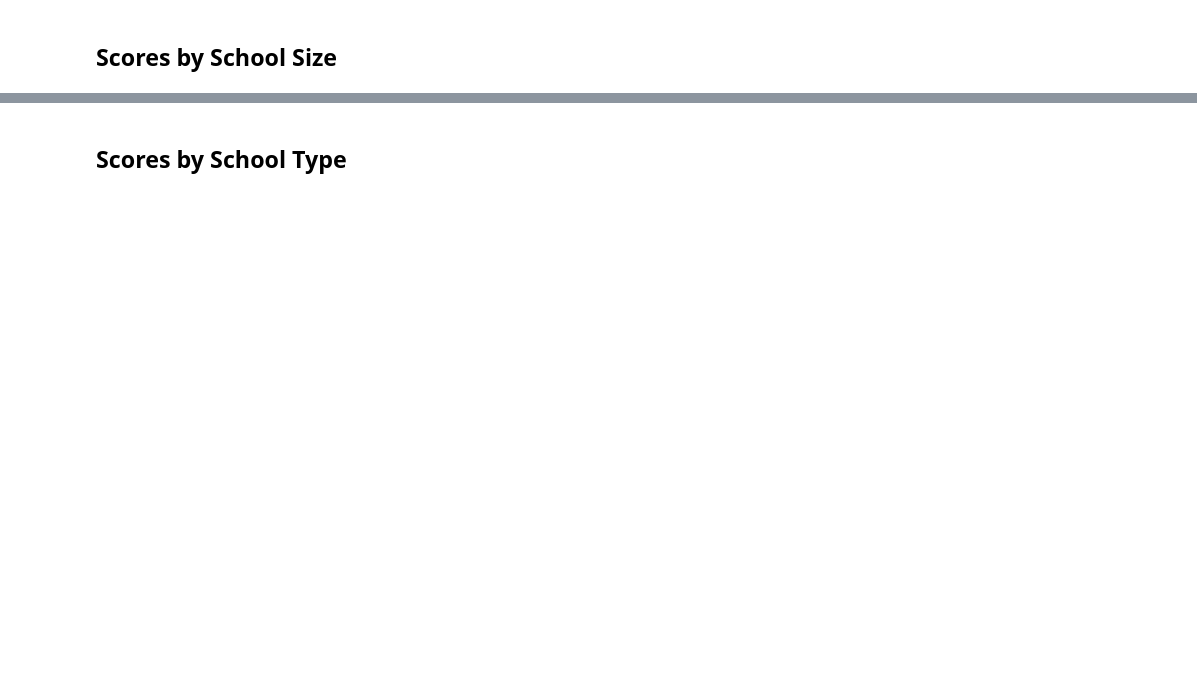
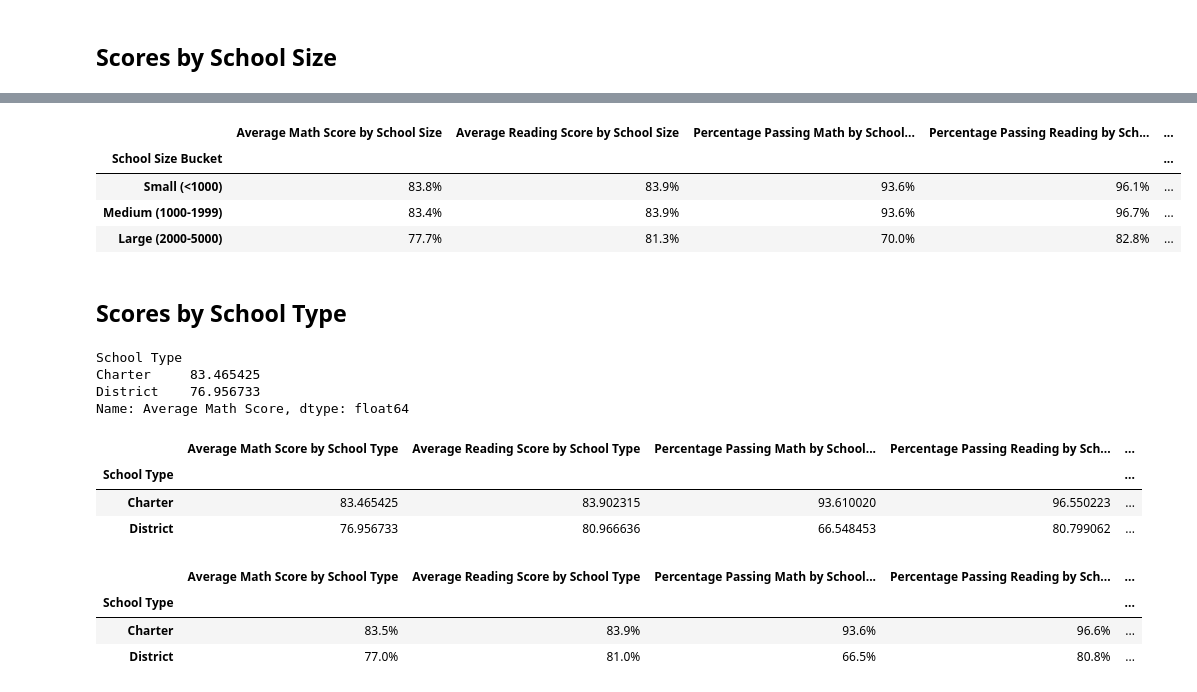
Before and after one commit to BNew2022/School_District_Analysis, a Jupyter notebook: PyCitySchools_Challenge.ipynb, the cells around one changed output, grey strips where cells are left out. Saved outputs shown, nothing was run; the diff lists cells and outputs as text; code cells hidden in the pictures; blank space fills up the shorter version.

```diff
--- a/PyCitySchools_Challenge.ipynb
+++ b/PyCitySchools_Challenge.ipynb
@@ -666,2 +705,17 @@ NameError: name 'total_students' is not defined
+# %%
+# Format the DataFrame
+scores_by_size_df["Average Math Score by School Size"] = scores_by_size_df["Average Math Score by School Size"].map("{:.1f}%".format)
+scores_by_size_df["Average Reading Score by School Size"] = scores_by_size_df["Average Reading Score by School Size"].map("{:.1f}%".format)
+scores_by_size_df["Percentage Passing Math by School Size"] = scores_by_size_df["Percentage Passing Math by School Size"].map("{:.1f}%".format)
+scores_by_size_df["Percentage Passing Reading by School Size"] = scores_by_size_df["Percentage Passing Reading by School Size"].map("{:.1f}%".format)
+scores_by_size_df["Overall Percentage passing by School Size"] = scores_by_size_df["Overall Percentage passing by School Size"].map("{:.1f}%".format)
+
+scores_by_size_df
+# %% [output]
+|  | Average Math Score by School Size | Average Reading Score by School Size | Percentage Passing Math by School... | Percentage Passing Reading by Sch... | ... |
+| School Size Bucket |  |  |  |  | ... |
+| Small (<1000) | 83.8% | 83.9% | 93.6% | 96.1% | ... |
+| Medium (1000-1999) | 83.4% | 83.9% | 93.6% | 96.7% | ... |
+| Large (2000-5000) | 77.7% | 81.3% | 70.0% | 82.8% | ... |
 # %% [markdown]
 ## Scores by School Type
@@ -673,0 +722,41 @@ NameError: name 'total_students' is not defined
+# %%
+# Calculate averages for the desired columns.
+type_math_scores = per_school_summary_df.groupby(["School Type"]).mean()["Average Math Score"]
+type_reading_scores = per_school_summary_df.groupby(["School Type"]).mean()["Average Reading Score"]
+type_math_percentage = per_school_summary_df.groupby(["School Type"]).mean()["% Passing Math"]
+type_reading_percentage = per_school_summary_df.groupby(["School Type"]).mean()["% Passing Reading"]
+type_overall_percentage = per_school_summary_df.groupby(["School Type"]).mean()["% Overall Passing"]
+type_math_scores
+# %% [output]
+School Type
+Charter     83.465425
+District    76.956733
+Name: Average Math Score, dtype: float64
+# %%
+# Assemble into DataFrame.
+scores_by_type_df = pd.DataFrame({
+    "Average Math Score by School Type": type_math_scores,
+    "Average Reading Score by School Type" : type_reading_scores,
+    "Percentage Passing Math by School Type" : type_math_percentage,
+    "Percentage Passing Reading by School Type" : type_reading_percentage,
+    "Overall Percentage passing by School Type" : type_overall_percentage})
+scores_by_type_df
+# %% [output]
+|  | Average Math Score by School Type | Average Reading Score by School Type | Percentage Passing Math by School... | Percentage Passing Reading by Sch... | ... |
+| School Type |  |  |  |  | ... |
+| Charter | 83.465425 | 83.902315 | 93.610020 | 96.550223 | ... |
+| District | 76.956733 | 80.966636 | 66.548453 | 80.799062 | ... |
+# %%
+# # Format the DataFrame
+scores_by_type_df["Average Math Score by School Type"] = scores_by_type_df["Average Math Score by School Type"].map("{:.1f}%".format)
+scores_by_type_df["Average Reading Score by School Type"] = scores_by_type_df["Average Reading Score by School Type"].map("{:.1f}%".format)
+scores_by_type_df["Percentage Passing Math by School Type"] = scores_by_type_df["Percentage Passing Math by School Type"].map("{:.1f}%".format)
+scores_by_type_df["Percentage Passing Reading by School Type"] = scores_by_type_df["Percentage Passing Reading by School Type"].map("{:.1f}%".format)
+scores_by_type_df["Overall Percentage passing by School Type"] = scores_by_type_df["Overall Percentage passing by School Type"].map("{:.1f}%".format)
+
+scores_by_type_df
+# %% [output]
+|  | Average Math Score by School Type | Average Reading Score by School Type | Percentage Passing Math by School... | Percentage Passing Reading by Sch... | ... |
+| School Type |  |  |  |  | ... |
+| Charter | 83.5% | 83.9% | 93.6% | 96.6% | ... |
+| District | 77.0% | 81.0% | 66.5% | 80.8% | ... |
```
Also changed, not shown: parts of 9 cells of this notebook.
